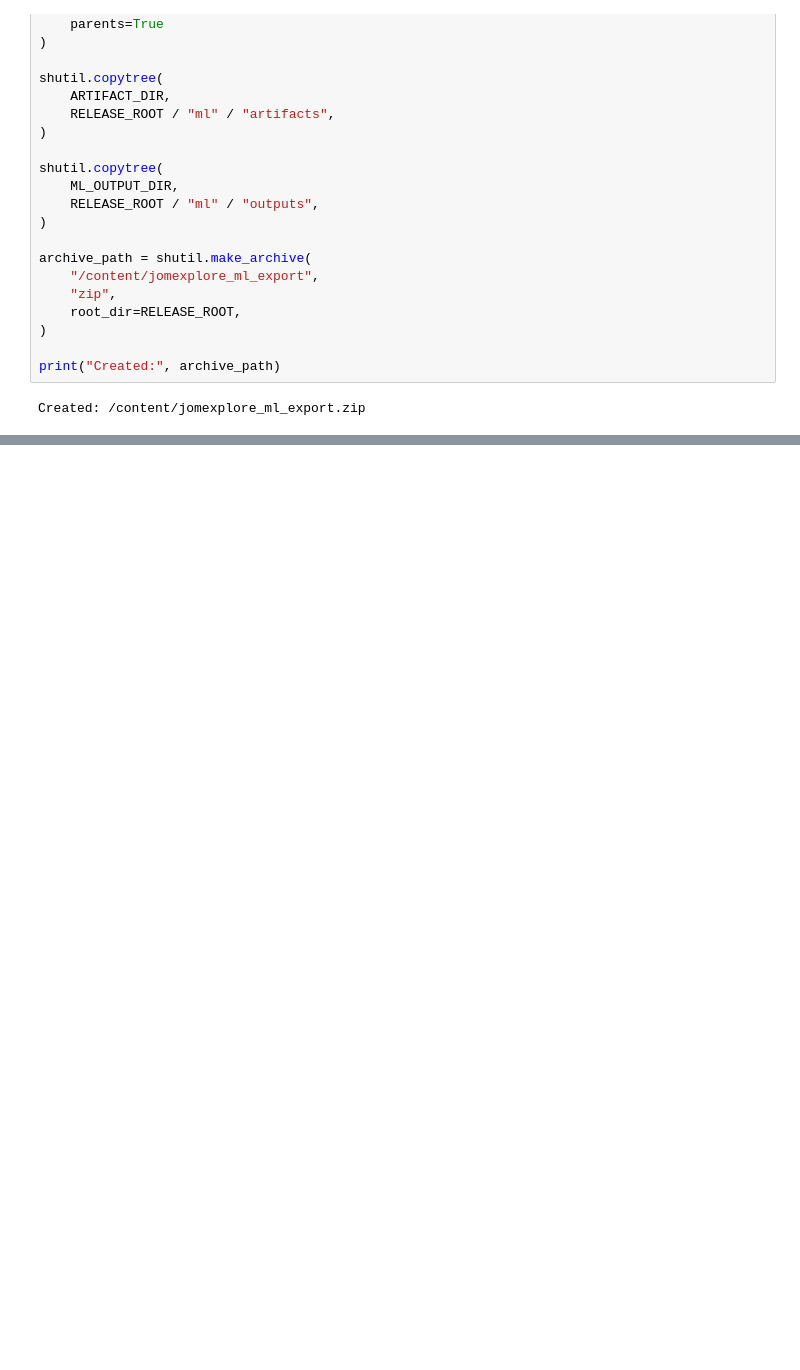
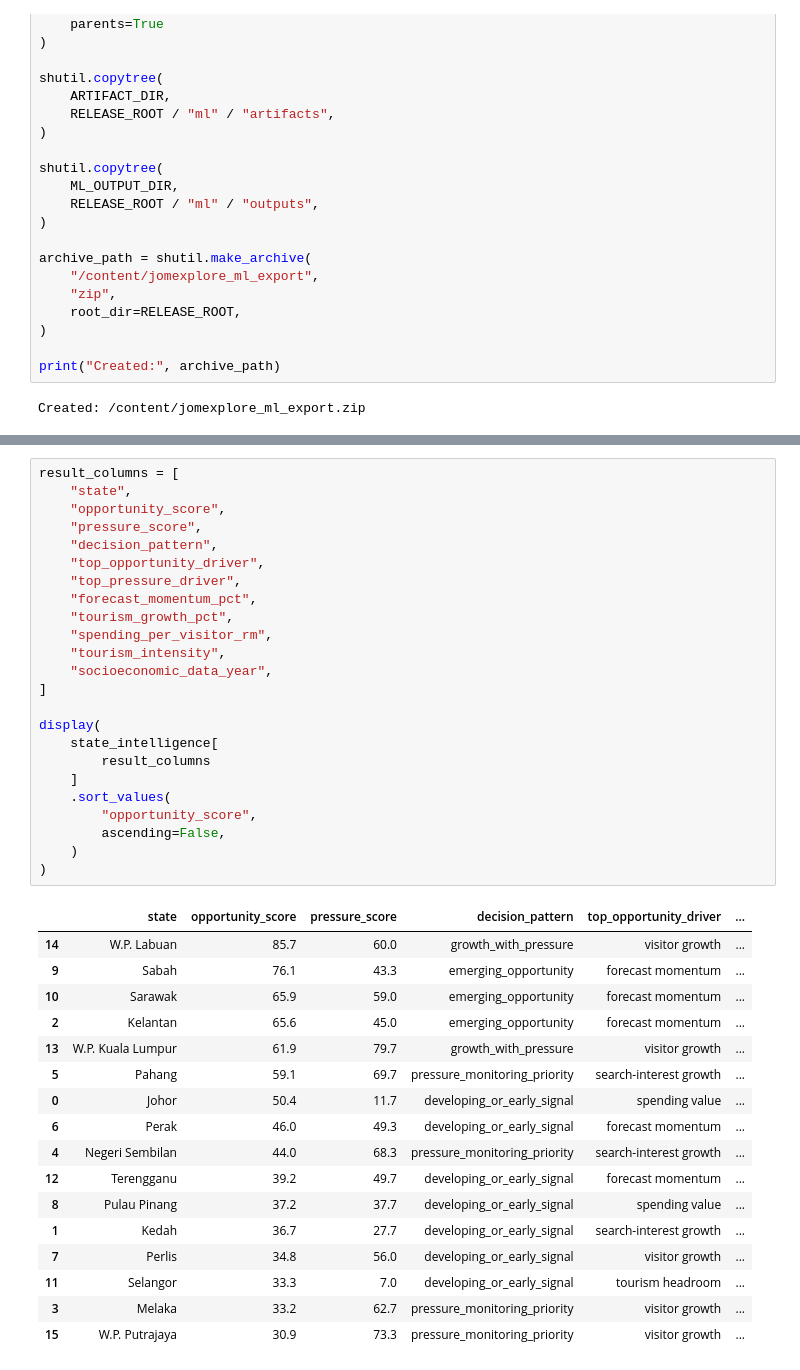
Before and after one commit to Nadsyuhamus/Databladez_Tourism, a Jupyter notebook: 01_data_audit.ipynb, the cells around one changed output, grey strips where cells are left out. Saved outputs shown, nothing was run; the diff lists cells and outputs as text; blank space fills up the shorter version.

```diff
--- a/01_data_audit.ipynb
+++ b/01_data_audit.ipynb
@@ -4360,0 +4915,42 @@ files.download(
+# %%
+result_columns = [
+    "state",
+    "opportunity_score",
+    "pressure_score",
+    "decision_pattern",
+    "top_opportunity_driver",
+    "top_pressure_driver",
+    "forecast_momentum_pct",
+    "tourism_growth_pct",
+    "spending_per_visitor_rm",
+    "tourism_intensity",
+    "socioeconomic_data_year",
+]
+
+display(
+    state_intelligence[
+        result_columns
+    ]
+    .sort_values(
+        "opportunity_score",
+        ascending=False,
+    )
+)
+# %% [output]
+|  | state | opportunity_score | pressure_score | decision_pattern | top_opportunity_driver | ... |
+| 14 | W.P. Labuan | 85.7 | 60.0 | growth_with_pressure | visitor growth | ... |
+| 9 | Sabah | 76.1 | 43.3 | emerging_opportunity | forecast momentum | ... |
+| 10 | Sarawak | 65.9 | 59.0 | emerging_opportunity | forecast momentum | ... |
+| 2 | Kelantan | 65.6 | 45.0 | emerging_opportunity | forecast momentum | ... |
+| 13 | W.P. Kuala Lumpur | 61.9 | 79.7 | growth_with_pressure | visitor growth | ... |
+| 5 | Pahang | 59.1 | 69.7 | pressure_monitoring_priority | search-interest growth | ... |
+| 0 | Johor | 50.4 | 11.7 | developing_or_early_signal | spending value | ... |
+| 6 | Perak | 46.0 | 49.3 | developing_or_early_signal | forecast momentum | ... |
+| 4 | Negeri Sembilan | 44.0 | 68.3 | pressure_monitoring_priority | search-interest growth | ... |
+| 12 | Terengganu | 39.2 | 49.7 | developing_or_early_signal | forecast momentum | ... |
+| 8 | Pulau Pinang | 37.2 | 37.7 | developing_or_early_signal | spending value | ... |
+| 1 | Kedah | 36.7 | 27.7 | developing_or_early_signal | search-interest growth | ... |
+| 7 | Perlis | 34.8 | 56.0 | developing_or_early_signal | visitor growth | ... |
+| 11 | Selangor | 33.3 | 7.0 | developing_or_early_signal | tourism headroom | ... |
+| 3 | Melaka | 33.2 | 62.7 | pressure_monitoring_priority | visitor growth | ... |
+| 15 | W.P. Putrajaya | 30.9 | 73.3 | pressure_monitoring_priority | visitor growth | ... |
```
Also changed, not shown: parts of 22 cells of this notebook.
